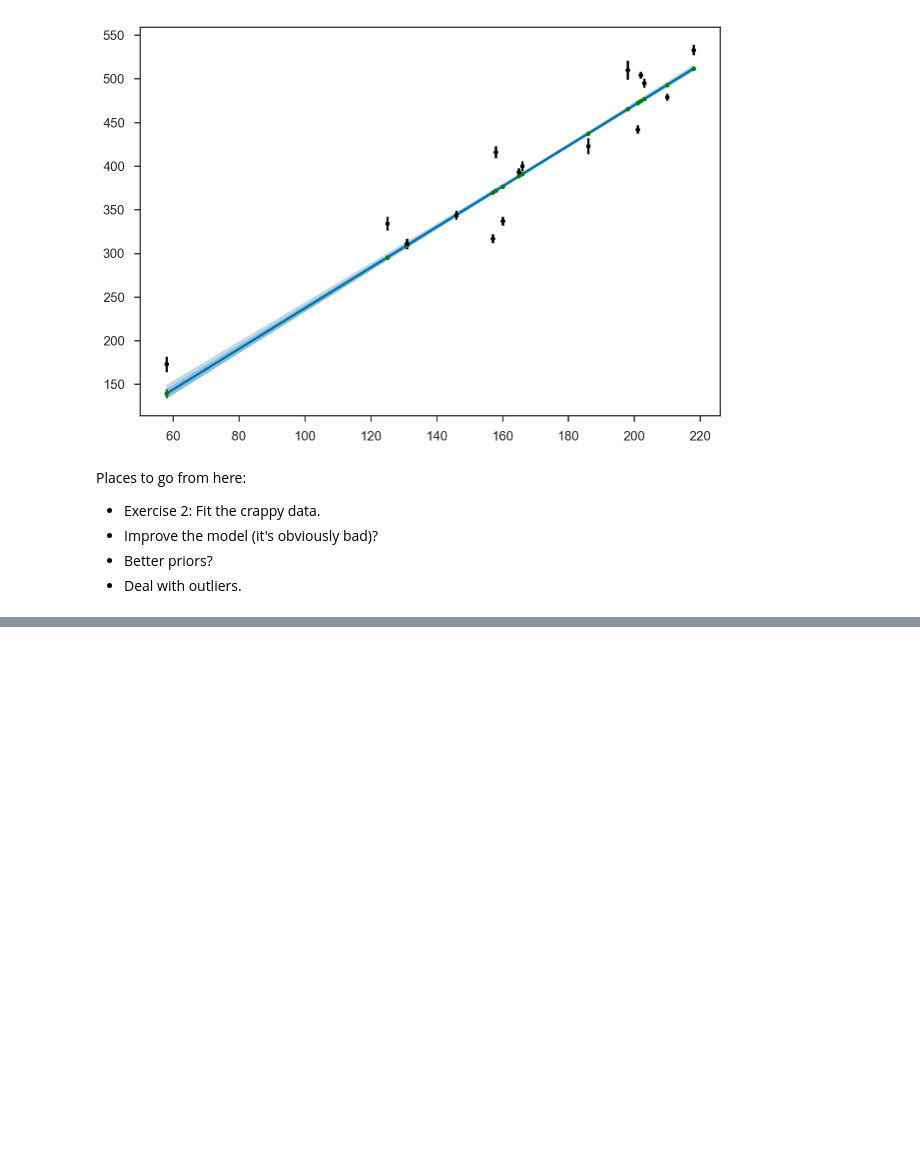
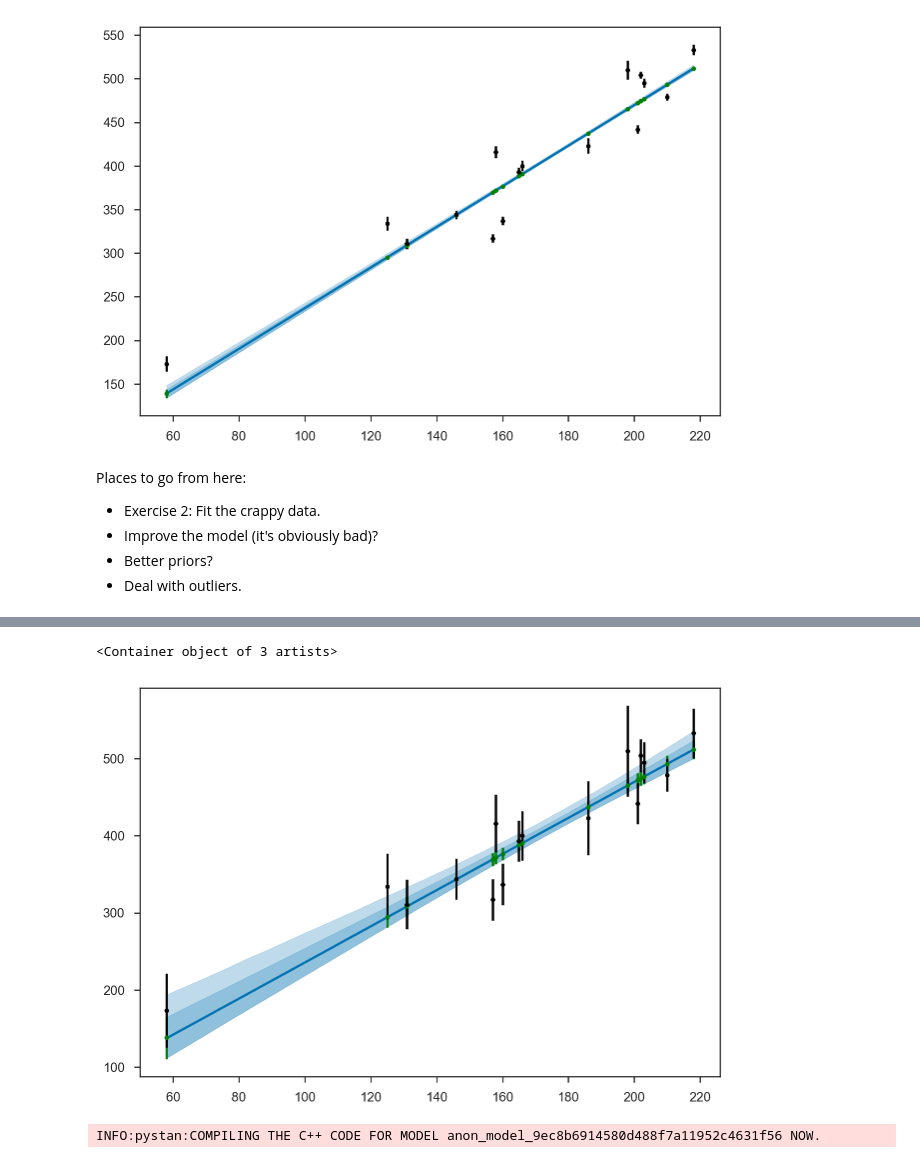
Before and after one commit to farr/GWDataAnalysisSummerSchool, a Jupyter notebook: lecture1/lecture1.ipynb, the cells around one changed output, grey strips where cells are left out. Cells and saved outputs as stored; diff of their text form; code cells hidden in the pictures; blank space fills up the shorter version.

```diff
--- a/lecture1/lecture1.ipynb
+++ b/lecture1/lecture1.ipynb
@@ -145,0 +170,13 @@ Places to go from here:
+# %%
+samples_ilya = fit.extract(permuted=True)
+# %%
+plot_errorbands(linspace(np.min(table1['x'][ex1N0:]), np.max(table1['x'][ex1N0:]), 1000), samples_ilya['m'], samples_ilya['b'])
+plot_ytrues_no_scatter(table1['x'][ex1N0:], samples_ilya['m'], samples_ilya['b'], color='g')
+errorbar(table1['x'][ex1N0:], table1['y'][ex1N0:], yerr=mean(samples_ilya['ilyas_idiot_factor'], axis=0)*table1['sigma_y'][ex1N0:], fmt='.', color='k')
+# %% [output]
+<Container object of 3 artists>
+[figure, added]
+# %%
+model_scatter = pystan.StanModel(file='linear_model_scatter.stan')
+# %% [output]
+INFO:pystan:COMPILING THE C++ CODE FOR MODEL anon_model_9ec8b6914580d488f7a11952c4631f56 NOW.
```
Also changed, not shown: parts of 16 cells of this notebook, 3 other files.
